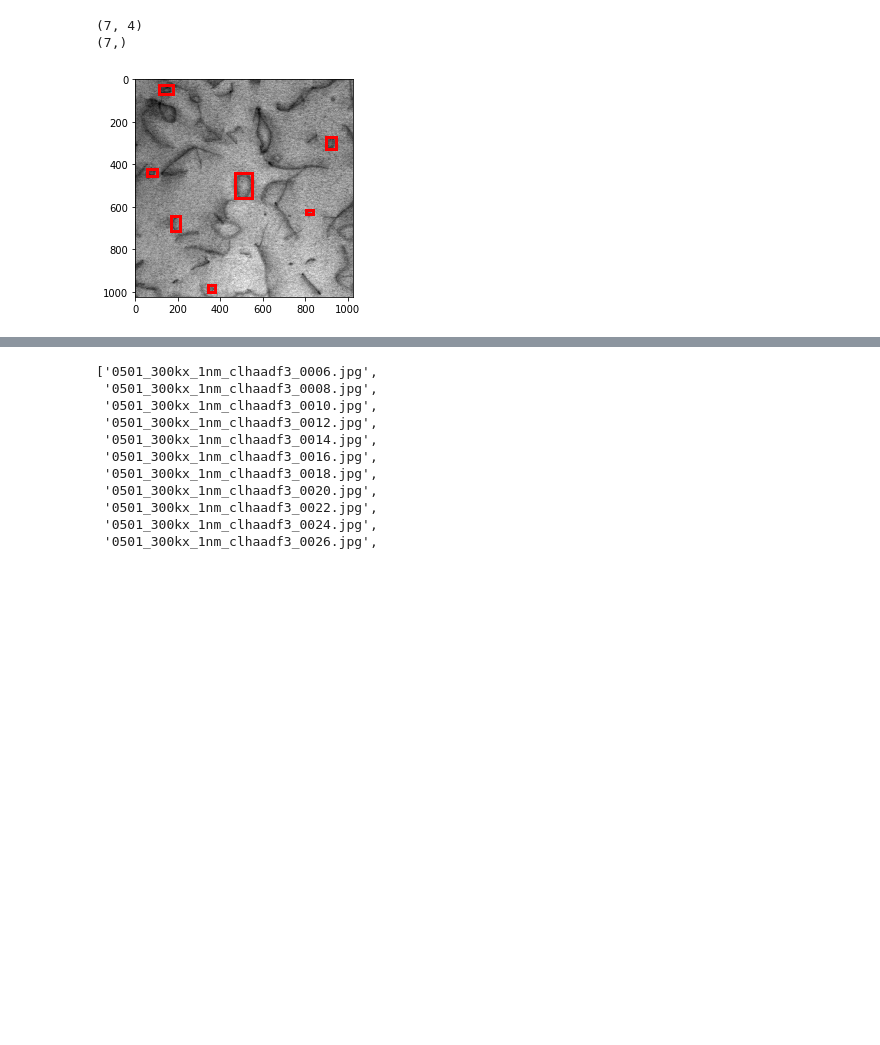
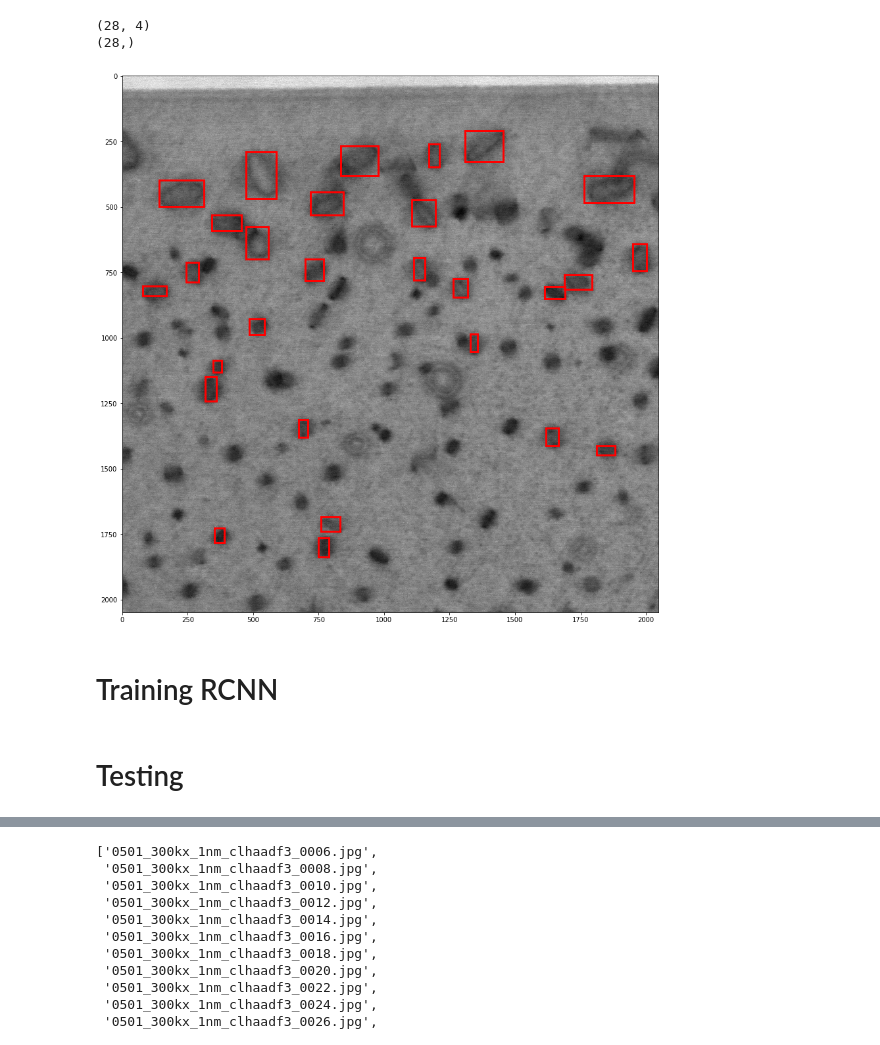
Before and after one commit to uw-cmg/Defect-Detection, a Jupyter notebook: Defect detection debug.ipynb, the cells around one changed output, grey strips where cells are left out. Cells and saved outputs as stored; diff of their text form; code cells hidden in the pictures; blank space fills up the shorter version.

```diff
--- a/Defect detection debug.ipynb
+++ b/Defect detection debug.ipynb
@@ -19,4 +16,4 @@ from chainercv.visualizations import vis_bbox
 # %%
 from utils import DefectDetectionDataset
 # %%
-dataset = DefectDetectionDataset.DefectDetectionDataset()
+dataset = DefectDetectionDataset.DefectDetectionDataset(split='train')
@@ -23,10 +22,15 @@ dataset = DefectDetectionDataset.DefectDetectionDataset()
 # %%
-img, bbox, label = dataset[0]
+
+fig = plt.figure(figsize=(15,15))
+ax1 = fig.add_subplot(1, 1, 1)
+img, bbox, label = dataset[200]
 print(bbox.shape)  # (2, 4)
 print(label.shape)  # (2,)
-vis_bbox(img, bbox, label)
+vis_bbox(img, bbox, label, ax=ax1)
 plt.show()
 # %% [output]
-(7, 4)
-(7,)
+(28, 4)
+(28,)
-[figure, old version]
+[figure, new version]
+# %% [markdown]
+# Training RCNN
@@ -32,0 +136,2 @@ plt.show()
+# %% [markdown]
+# Testing
```
Also changed, not shown: parts of 8 cells of this notebook, 9 other files.
